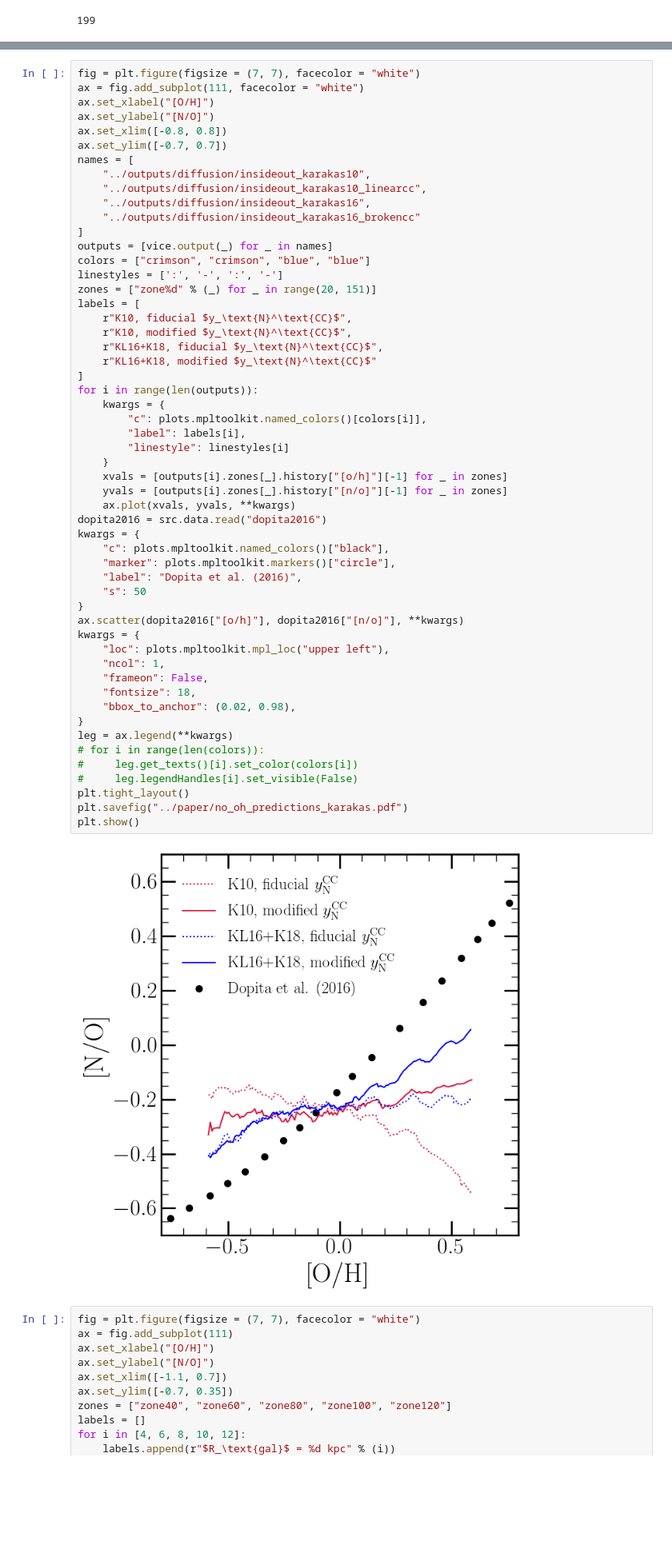
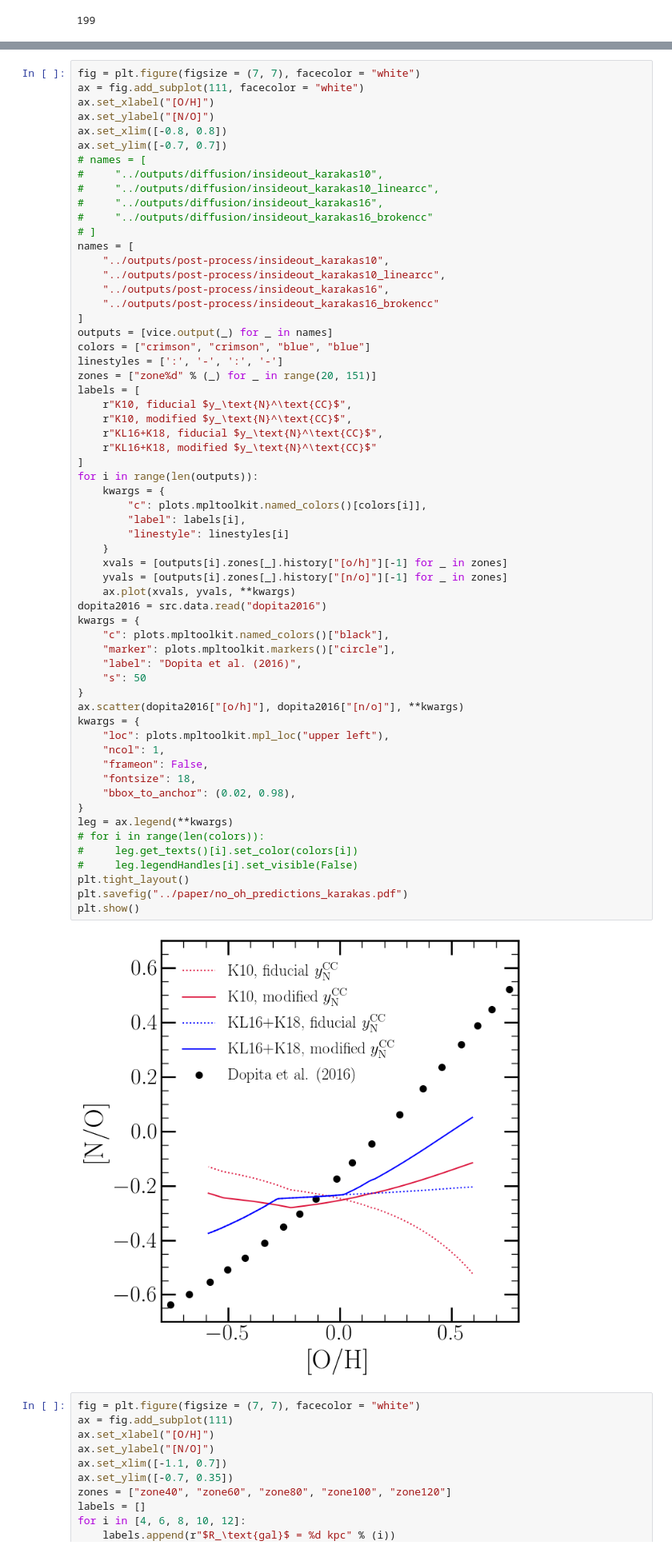
Before and after one commit to giganano/AGBmigration, a Jupyter notebook: notebooks/paper_plots.ipynb, the cells around one changed output, grey strips where cells are left out. Shown at 80% size. Drawn from its saved outputs; the diff is of its cells as text; blank space fills up the shorter version.

```diff
--- a/notebooks/paper_plots.ipynb
+++ b/notebooks/paper_plots.ipynb
@@ -825,11 +888,17 @@ ax.set_xlabel("[O/H]")
 ax.set_ylabel("[N/O]")
 ax.set_xlim([-0.8, 0.8])
 ax.set_ylim([-0.7, 0.7])
+# names = [
+#     "../outputs/diffusion/insideout_karakas10",
+#     "../outputs/diffusion/insideout_karakas10_linearcc",
+#     "../outputs/diffusion/insideout_karakas16",
+#     "../outputs/diffusion/insideout_karakas16_brokencc"
+# ]
 names = [
-    "../outputs/diffusion/insideout_karakas10",
-    "../outputs/diffusion/insideout_karakas10_linearcc",
-    "../outputs/diffusion/insideout_karakas16",
-    "../outputs/diffusion/insideout_karakas16_brokencc"
+    "../outputs/post-process/insideout_karakas10",
+    "../outputs/post-process/insideout_karakas10_linearcc",
+    "../outputs/post-process/insideout_karakas16",
+    "../outputs/post-process/insideout_karakas16_brokencc"
 ]
 outputs = [vice.output(_) for _ in names]
 colors = ["crimson", "crimson", "blue", "blue"]
@@ -846,34 +915,34 @@ for i in range(len(outputs)):
         "c": plots.mpltoolkit.named_colors()[colors[i]],
         "label": labels[i],
         "linestyle": linestyles[i]
     }
     xvals = [outputs[i].zones[_].history["[o/h]"][-1] for _ in zones]
     yvals = [outputs[i].zones[_].history["[n/o]"][-1] for _ in zones]
     ax.plot(xvals, yvals, **kwargs)
 dopita2016 = src.data.read("dopita2016")
 kwargs = {
     "c": plots.mpltoolkit.named_colors()["black"],
     "marker": plots.mpltoolkit.markers()["circle"],
     "label": "Dopita et al. (2016)",
     "s": 50
 }
 ax.scatter(dopita2016["[o/h]"], dopita2016["[n/o]"], **kwargs)
 kwargs = {
     "loc": plots.mpltoolkit.mpl_loc("upper left"),
     "ncol": 1,
     "frameon": False,
     "fontsize": 18,
     "bbox_to_anchor": (0.02, 0.98),
 }
 leg = ax.legend(**kwargs)
 # for i in range(len(colors)):
 #     leg.get_texts()[i].set_color(colors[i])
 #     leg.legendHandles[i].set_visible(False)
 plt.tight_layout()
 plt.savefig("../paper/no_oh_predictions_karakas.pdf")
 plt.show()
 # %% [output]
-[figure, old version]
+[figure, new version]
 # %%
 fig = plt.figure(figsize = (7, 7), facecolor = "white")
 ax = fig.add_subplot(111)
```
Also changed, not shown: parts of 6 cells of this notebook, 19 other files.
